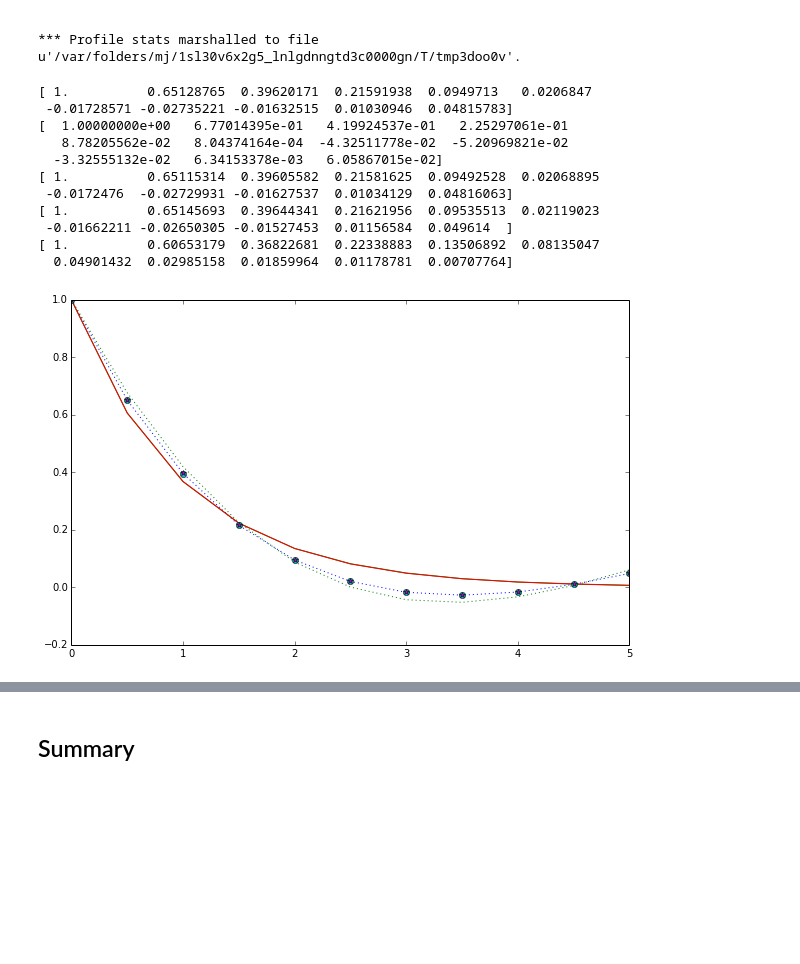
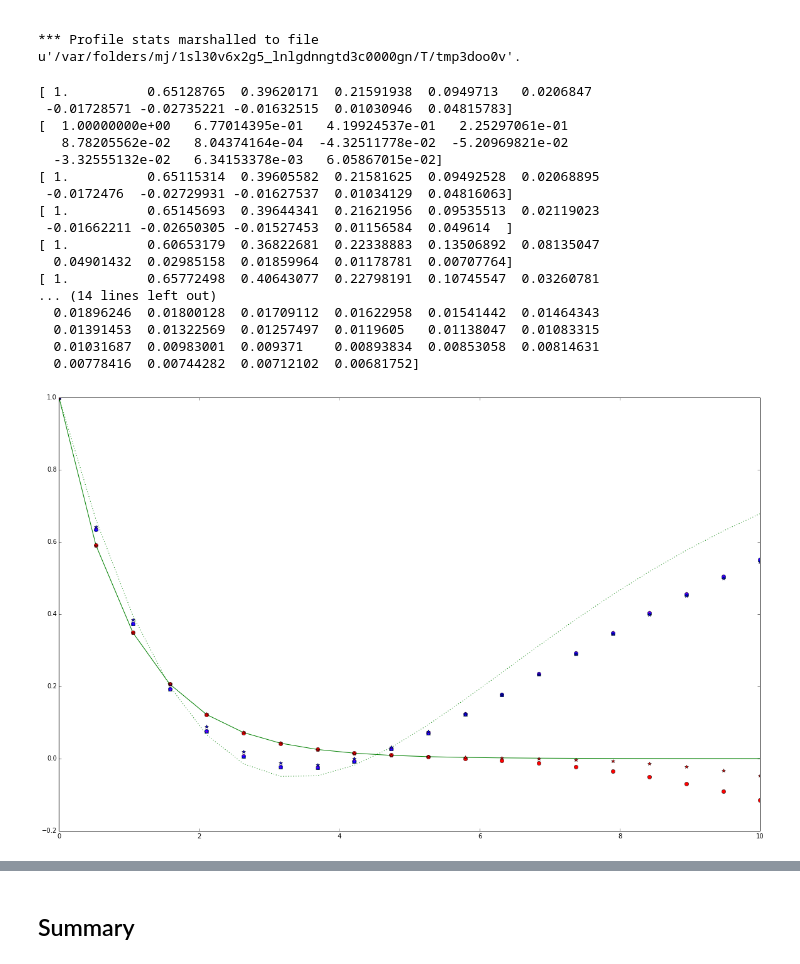
Before and after one commit to NeuPhysics/aNN, a Jupyter notebook: ipynb/test.ipynb, the cells around one changed output, grey strips where cells are left out. Saved outputs shown, nothing was run; the diff lists cells and outputs as text; code cells hidden in the pictures; blank space fills up the shorter version.

Commit message:
:beer: some plots to illustrate this idea. ahahahah, not really a very nice result

```diff
--- a/ipynb/test.ipynb
+++ b/ipynb/test.ipynb
@@ -523,3 +533,21 @@ print costODEResultJacLBFGSB
      nit: 358
 
 *** Profile stats marshalled to file u'/var/folders/mj/1sl30v6x2g5_lnlgdnngtd3c0000gn/T/tmpIxk5FC'.
+# %%
+initGuessJ2 = np.zeros(30)
+tlin2 = np.linspace(0,5,100)
+costODEJacF2 = lambda x: costJac(np.split(x,3)[0],np.split(x,3)[1],np.split(x,3)[2],tlin2)
+costODEF2 = lambda x: costODE(x,tlin2,1,yOft)
+
+initGuessJ3 = np.zeros(30)
+tlin3 = np.linspace(0,5,5)
+costODEJacF3 = lambda x: costJac(np.split(x,3)[0],np.split(x,3)[1],np.split(x,3)[2],tlin3)
+costODEF3 = lambda x: costODE(x,tlin3,1,yOft)
+# %%
+# %%snakeviz
+startJacLBFGSB2 = timeit.default_timer()
+costODEResultJacLBFGSB2 = minimize(costODEF2,initGuessJ2,method="L-BFGS-B",jac=costODEJacF2)
+stopJacLBFGSB2 = timeit.default_timer()
+
+print stopJacLBFGSB2 - startJacLBFGSB2
+print costODEResultJacLBFGSB2
@@ -525,0 +598,8 @@ print costODEResultJacLBFGSB
+# %%
+# %%snakeviz
+startJacSLSQP2 = timeit.default_timer()
+costODEResultJacSLSQP2 = minimize(costODEF2,initGuessJ2,method="SLSQP",jac=costODEJacF2)
+stopJacSLSQP2 = timeit.default_timer()
+
+print stopJacSLSQP2 - startJacSLSQP2
+print costODEResultJacSLSQP2
@@ -555,6 +679,8 @@ print funNNList(np.array( costODEResultJacCG.get('x') ),tlin,1)
 print funNNList(np.array( costODEResultJacLBFGSB.get('x') ),tlin,1)
 print funNNList(np.array( costODEResultJacTNC.get('x') ),tlin,1)
 print funNNList(np.array( costODEResultJacSLSQP.get('x') ),tlin,1)
+print funNNList(np.array( costODEResultJacLBFGSB2.get('x') ),tlin,1)
+print funNNList(np.array( costODEResultJacSLSQP2.get('x') ),tlin2,1)
 # %% [output]
 [ 1.          0.65128765  0.39620171  0.21591938  0.0949713   0.0206847
  -0.01728571 -0.02735221 -0.01632515  0.01030946  0.04815783]
@@ -567,15 +693,23 @@ print funNNList(np.array( costODEResultJacSLSQP.get('x') ),tlin,1)
  -0.01662211 -0.02650305 -0.01527453  0.01156584  0.049614  ]
 [ 1.          0.60653179  0.36822681  0.22338883  0.13506892  0.08135047
   0.04901432  0.02985158  0.01859964  0.01178781  0.00707764]
+[ 1.          0.65772498  0.40643077  0.22798191  0.10745547  0.03260781
+... (14 lines left out)
+  0.01896246  0.01800128  0.01709112  0.01622958  0.01541442  0.01464343
+  0.01391453  0.01322569  0.01257497  0.0119605   0.01138047  0.01083315
+  0.01031687  0.00983001  0.009371    0.00893834  0.00853058  0.00814631
+  0.00778416  0.00744282  0.00712102  0.00681752]
 # %%
-plt.figure(figsize=(10,6.18))
-plt.plot(tlin,funY(tlin),'g-')
-plt.plot(tlin,funNNList(np.array( costODEResultJacNCG.get('x') ),tlin,1),'b:')
-plt.plot(tlin,funNNList(np.array( costODEResultJacCG.get('x') ),tlin,1),'g:')
-plt.plot(tlin,funNNList(np.array( costODEResultJacSLSQP.get('x') ),tlin,1),'r-')
-plt.plot(tlin,funNNList(np.array( costODEResultJacLBFGSB.get('x') ),tlin,1),'co')
-plt.plot(tlin,funNNList(np.array( costODEResultJacTNC.get('x') ),tlin,1),'m*')
+plt.figure(figsize=(20,12.36))
+plt.plot(tlinplt,funY(tlinplt),'g-')
+plt.plot(tlinplt,funNNList(np.array( costODEResultJacNCG.get('x') ),tlinplt,1),'c^')
+plt.plot(tlinplt,funNNList(np.array( costODEResultJacCG.get('x') ),tlinplt,1),'g:')
+plt.plot(tlinplt,funNNList(np.array( costODEResultJacSLSQP.get('x') ),tlinplt,1),'ro')
+plt.plot(tlinplt,funNNList(np.array( costODEResultJacLBFGSB.get('x') ),tlinplt,1),'bo')
+plt.plot(tlinplt,funNNList(np.array( costODEResultJacTNC.get('x') ),tlinplt,1),'m+')
+plt.plot(tlinplt,funNNList(np.array( costODEResultJacLBFGSB2.get('x') ),tlinplt,1),'b*')
+plt.plot(tlinplt,funNNList(np.array( costODEResultJacSLSQP2.get('x') ),tlinplt,1),'r*')
 # plt.yscale('log')
 plt.show()
 # %% [output]
-[figure, old version]
+[figure, new version]
```
Also changed, not shown: parts of 11 cells of this notebook.
